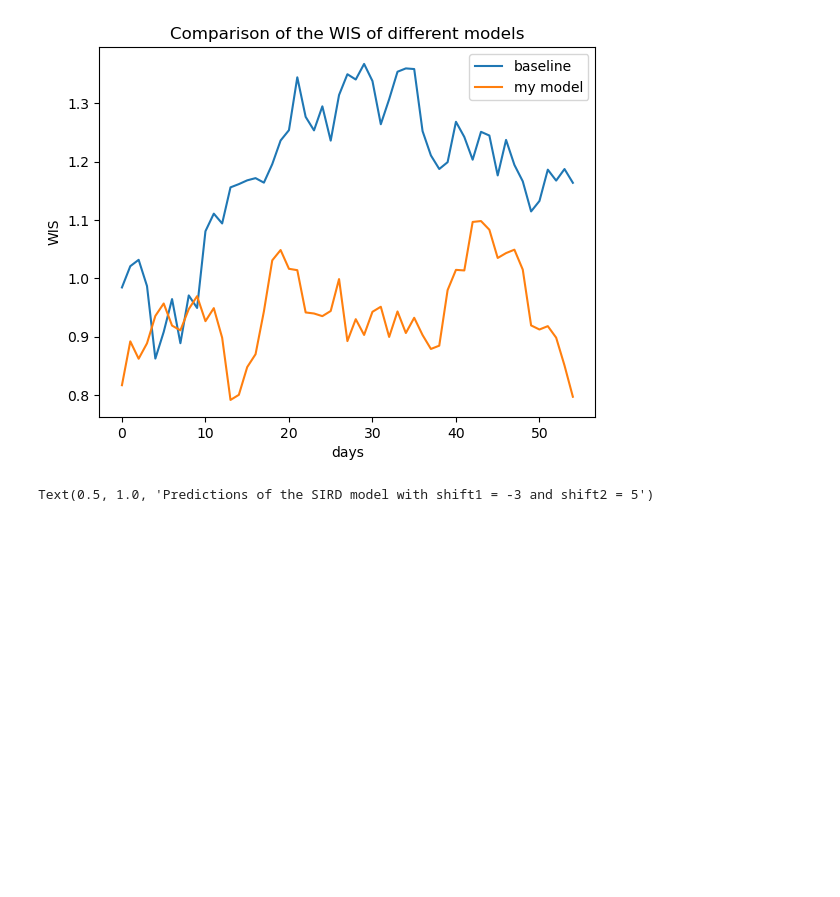
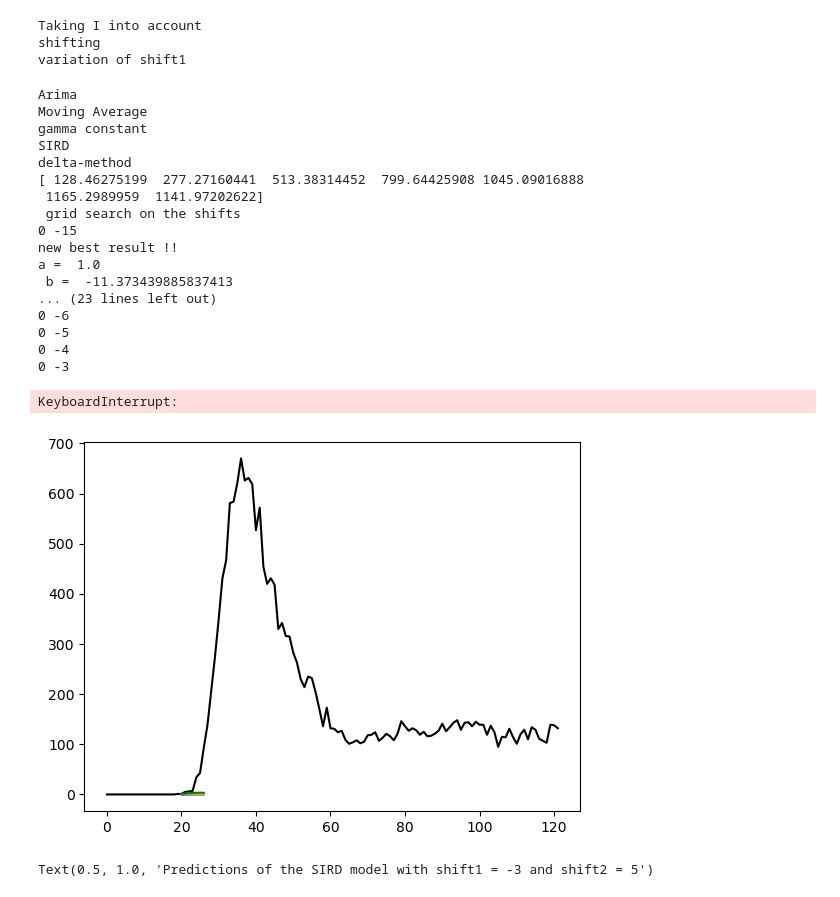
Before and after one commit to gregoirebechade/covid_internship, a Jupyter notebook: 04_exploring.ipynb, the cells around one changed output. Cells and saved outputs as stored; diff of their text form; code cells hidden in the pictures; blank space fills up the shorter version.

Commit message:
plot the results on a single graph

```diff
--- a/04_exploring.ipynb
+++ b/04_exploring.ipynb
@@ -99,16 +70,67 @@ Text(0, 0.5, 'new deaths')
-# %%
-# plot of a random walk
-np.random.seed(6)
-plt.plot(np.cumsum(np.random.randn(55))* 0.05+1, label='baseline')
-plt.plot(np.cumsum(np.random.randn(55))*0.05+0.7, label = 'my model')
-
-plt.title('Comparison of the WIS of different models')
-plt.legend()
-plt.xlabel('days')
-plt.ylabel('WIS')
-plt.show()
-# %% [output]
-[figure, removed]
+# %%
+def plot_predictions(models: list, data: np.array, dates_of_pandemic: np.array, reach: int, points_of_evaluation: list, fig, ax):
+    new_deaths, n_infected, mobility = data
+    ax.plot(dates_of_pandemic, new_deaths, c='black')
+    colours=['blue', 'orange', 'green', 'red', 'purple', 'brown', 'pink', 'gray', 'olive', 'cyan']
+    for j in range(len(points_of_evaluation)) :
+        point = points_of_evaluation[j]
+        for i in range(len(models)):
+            model=models[i]
+            if model.type=='1D':
+                model.train( dates_of_pandemic[:point], new_deaths[:point])
+                print(model.name)
+                try:
+                    pred, ints = model.predict(reach, 0.05)
+                    if j ==0:
+                        ax.plot(np.arange(point, point+reach), pred, c=colours[i], label=model.name)
+                    else:
+                        ax.plot(np.arange(point, point+reach), pred, c=colours[i] )
+                except:
+                    print('oups')
+            if model.type=='3D':
+                model.train(dates_of_pandemic[:point], [new_deaths[:point], n_infected[:point], mobility[:point]])
+                pred, ints=model.predict(7, 0.05)
+                if j ==0:
+                    ax.plot(np.arange(point, point+reach), pred, c=colours[i], label=model.name)
+                else:
+                    ax.plot(np.arange(point, point+reach), pred, c=colours[i], label=model.name)
+    ax.legend()
+# %%
+myarima=ARIMA_Model()
+myexp=ExponentialRegression()
+mymoving=MovingAverage()
+mysird=SIRD_model_2()
+mysird.choose_model(True, True)
+mysirdmulti=Multi_SIRD_model()
+mysirdmulti.choose_model(True, True, True)
+myvar=VAR_m()
+%matplotlib inline
+fig, ax =plt.subplots()
+plot_predictions([myarima,    mymoving, mysird, mysirdmulti, myvar], data, dates_of_pandemic, 7, [20, 25, 50, 70], fig, ax)
+plt.show()
+# %% [output]
+Taking I into account
+shifting
+variation of shift1
+Arima
+Moving Average
+gamma constant
+SIRD
+delta-method
+[ 128.46275199  277.27160441  513.38314452  799.64425908 1045.09016888
+ 1165.2989959  1141.97202622]
+ grid search on the shifts
+0 -15
+new best result !!
+a =  1.0
+ b =  -11.373439885837413
+... (23 lines left out)
+0 -6
+0 -5
+0 -4
+0 -3
+KeyboardInterrupt:
+[figure, added]
 # %%
 a, b, d, shift1, shift2 = -9.551066764329459 ,-0.62286346247745 ,5.267984013360355e-05 ,0, -6
 # %%
```
Also changed, not shown: parts of 5 cells of this notebook, 6 other files.
